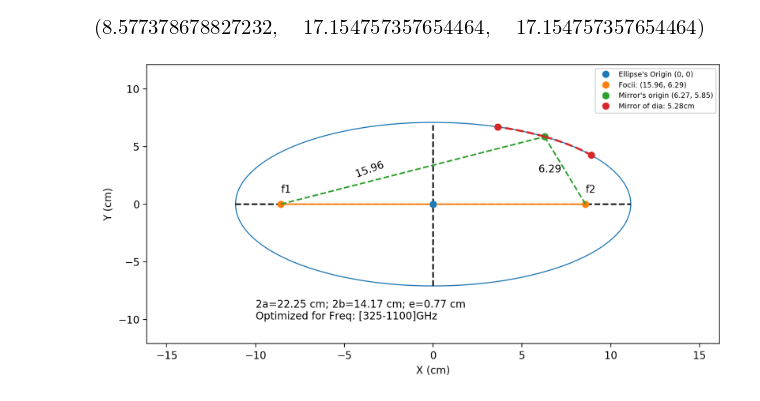
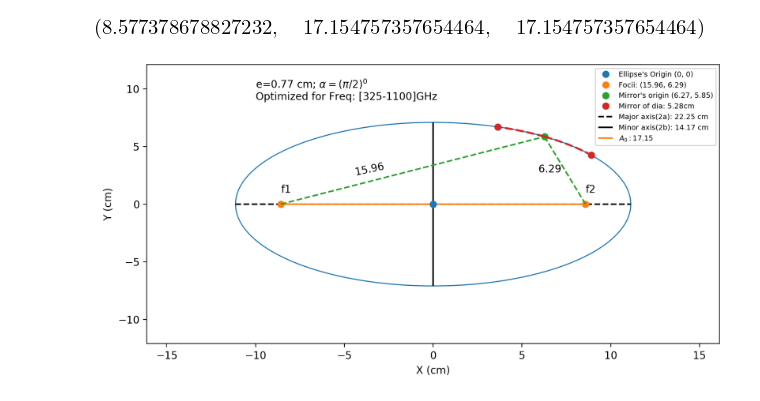
Before and after one commit to aravindhnivas/FELion-Spectrum-Analyser, a Jupyter notebook: Simulations/THz/mirror.ipynb, the cells around one changed output. Drawn from its saved outputs; the diff is of its cells as text; code cells hidden in the pictures.

Commit message:
Mirror_update

```diff
--- a/Simulations/THz/mirror.ipynb
+++ b/Simulations/THz/mirror.ipynb
@@ -44,16 +44,8 @@ fig, ax = plt.subplots(figsize=(10, 5), dpi=200)
 # Defining ellipse
 w, h = 2 * temp_a, 2 * temp_b
 origin = 0
-angle = 0
-
 ells = Ellipse(
-    xy=[origin, origin],
-    width=w,
-    height=h,
-    angle=angle,
-    edgecolor="C0",
-    lw=1,
-    facecolor="none",
+    xy=[origin, origin], width=w, height=h, edgecolor="C0", lw=1, facecolor="none"
 )
 
 ax.add_artist(ells)
@@ -67,14 +59,14 @@ ax.set(
     ylabel="Y (cm)",
 )
 
-ax.hlines(0, xmin=origin - w / 2, xmax=origin + w / 2, linestyles="--")
-ax.vlines(0, ymin=origin - h / 2, ymax=origin + h / 2, linestyles="--")
+ax.hlines(0, xmin=origin - w / 2, xmax=origin + w / 2, linestyles="--", label=f"Major axis(2a): {w:.2f} cm")
+ax.vlines(0, ymin=origin - h / 2, ymax=origin + h / 2, linestyles="-", label=f"Minor axis(2b): {h:.2f} cm")
 
 ###########################################################################################################
 
 ###########################################################################################################
 # Distance b/w focii (A0)
-ax.hlines(0, xmin=-temp_A0 / 2, xmax=temp_A0 / 2, edgecolor="C1")
+ax.hlines(0, xmin=-temp_A0 / 2, xmax=temp_A0 / 2, edgecolor="C1", label=f"$A_0: ${temp_A0:.2f}")
 ax.plot([-temp_A0 / 2, temp_A0 / 2], [0, 0], "o", label=f"Focii: ({f1}, {f2})")
 ax.annotate(f"f1", xy=(-temp_A0 / 2, 0), xytext=(-temp_A0 / 2, 1))
 ax.annotate(f"f2", xy=(temp_A0 / 2, 0), xytext=(temp_A0 / 2, 1))
@@ -94,17 +86,12 @@ ax.annotate(
     f"{f1}",
     xy=(-temp_A0 / 2, 0),
     xytext=(-temp_A0 / 2 + 5, 3),
-    rotation=20,
+    rotation=12,
     ha="center",
     va="center",
 )
 ax.annotate(
-    f"{f2}",
-    xy=(temp_A0 / 2, 0),
-    xytext=(temp_A0 / 2 - 2, 3),
-    rotation=0,
-    ha="center",
-    va="center",
+    f"{f2}", xy=(temp_A0 / 2, 0), xytext=(temp_A0 / 2 - 2, 3), ha="center", va="center"
 )
 ###########################################################################################################
 
@@ -115,33 +102,42 @@ temp_y2 = np.array(
     [
         float(solveset(eq_ells.subs({x: i, a: temp_a, b: temp_b}), y).args[-1])
         for i in temp_x2
     ]
 )
 
 temp_x3 = np.linspace(temp_x, temp_x - dia / 2)
 temp_y3 = np.array(
     [
         float(solveset(eq_ells.subs({x: i, a: temp_a, b: temp_b}), y).args[-1])
         for i in temp_x3
     ]
 )
 
 ax.plot(temp_x2, temp_y2, "--C3", lw=2)
 ax.plot(temp_x3, temp_y3, "--C3", lw=2)
 ax.plot(
     [temp_x + dia / 2, temp_x - dia / 2],
     [temp_y2[-1], temp_y3[-1]],
     "oC3",
     lw=2,
     label=f"Mirror of dia: {dia}cm",
 )
 
 ###########################################################################################################
 
-ax.text(-10, -10, f"2a={w:.2f} cm; 2b={h:.2f} cm; e={temp_e:.2f} cm\nOptimized for Freq: [325-1100]GHz")
+ax.text(
+    -10,
+    9,
+    f"e={temp_e:.2f} cm; "
+    + r"$\alpha=(\pi/2)^0$"
+    + "\nOptimized for Freq: [325-1100]GHz",
+)
 
-# ax.grid()
+
+#ax.grid()
 ax.legend(fontsize=7)
+plt.savefig("./Simulations/Mirror-[325-1100]GHz.pdf")
+plt.savefig("./Simulations/Mirror-[325-1100]GHz.png")
 plt.show()
 # %% [output]
-[figure, old version]
+[figure, new version]
```
Also changed, not shown: parts of 8 cells of this notebook.
